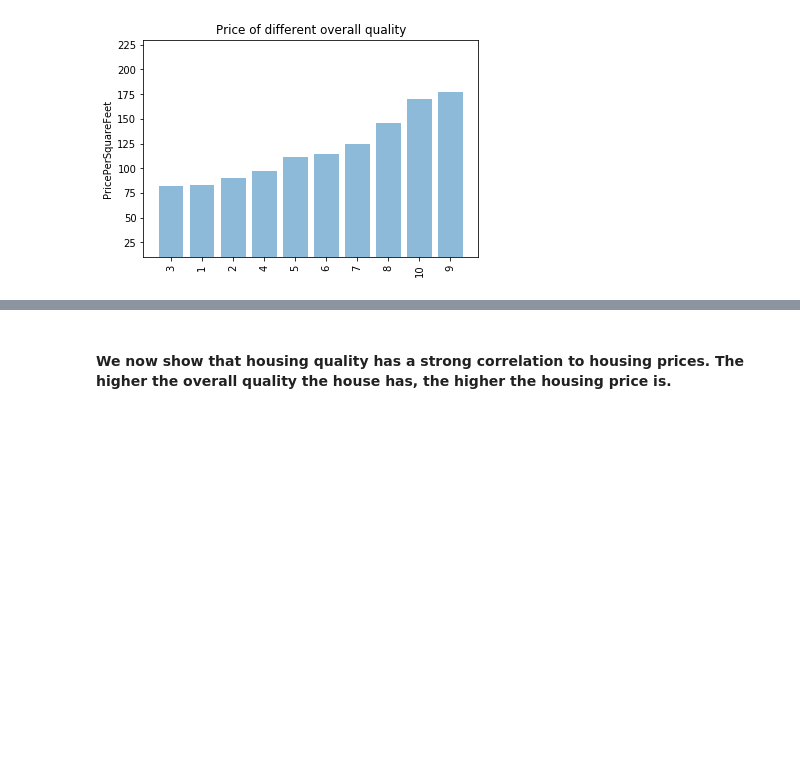
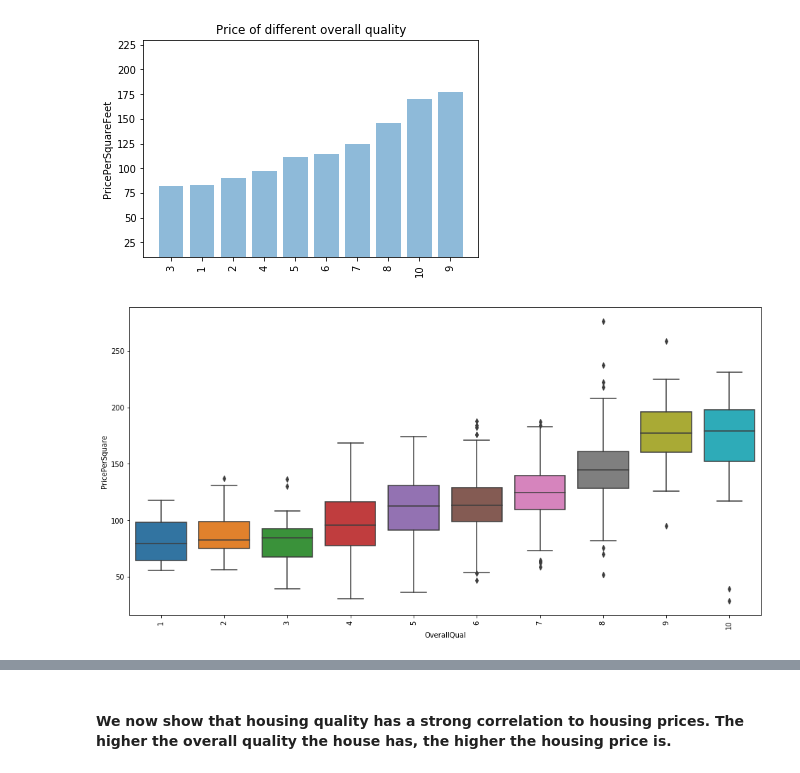
Before and after one commit to muh005/Housing-Price-Analysis, a Jupyter notebook: FinalProject.ipynb, the cells around one changed output, grey strips where cells are left out. Drawn from its saved outputs; the diff is of its cells as text; code cells hidden in the pictures; blank space fills up the shorter version.

Commit message:
data preprocessing

```diff
--- a/FinalProject.ipynb
+++ b/FinalProject.ipynb
@@ -188,6 +232,14 @@ axes.set_ylim([10,230])
 # %% [output]
 (10, 230)
 [figure]
+# %%
+#box plot overallqual/price_per_square
+f, ax = plt.subplots(figsize=(16,8))
+data = df[['OverallQual', "PricePerSquare"]]
+sns.boxplot(data=data, x="OverallQual", y="PricePerSquare")
+plt.xticks(rotation=90);
+# %% [output]
+[figure, added]
 # %%
 outcome_1, predictors_1 = patsy.dmatrices('PricePerSquare ~ OverallQual', df)
 mod_1 = sm.OLS(outcome_1, predictors_1)
```
Also changed, not shown: parts of 14 cells of this notebook.
